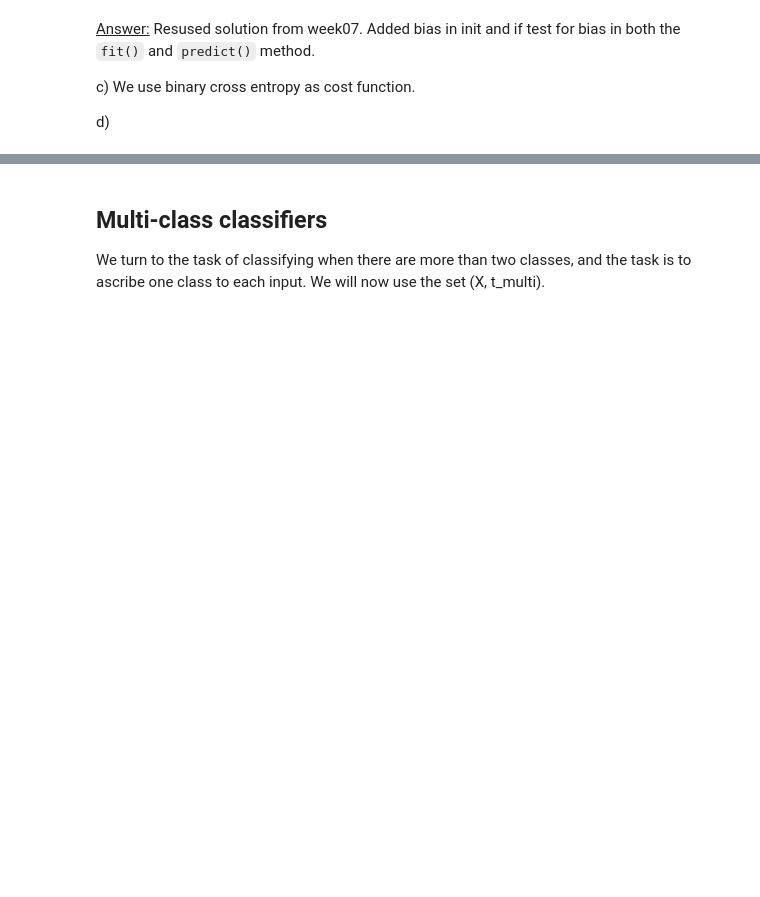
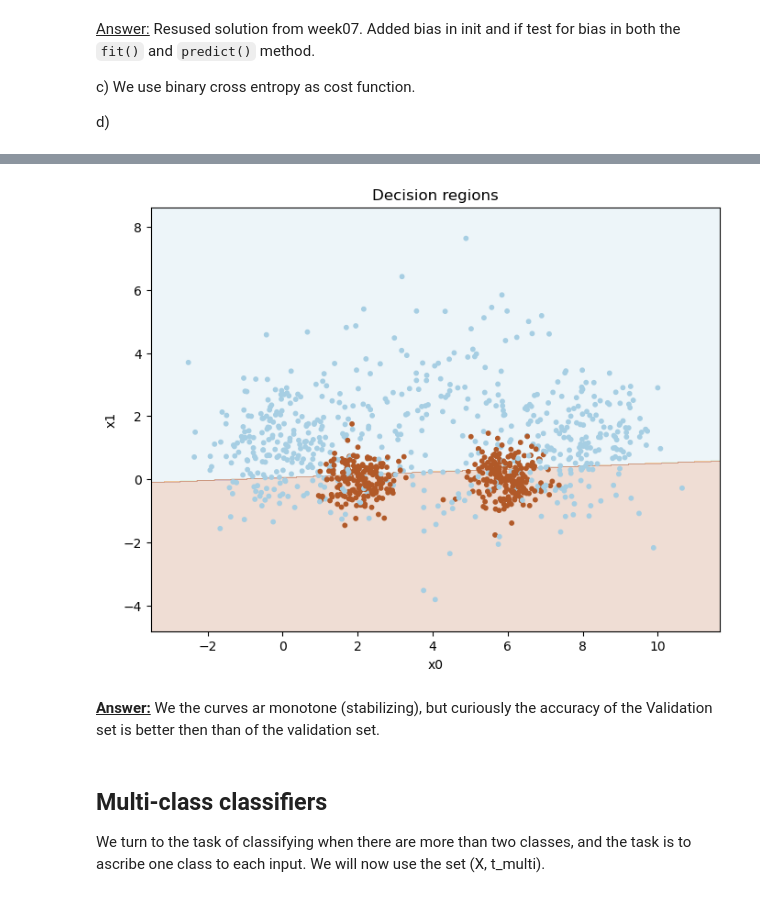
Before and after one commit to johnmagj/IN4050, a Jupyter notebook: Assignment_2/Assignment2_new.ipynb, the cells around one changed output, grey strips where cells are left out. Saved outputs shown, nothing was run; the diff lists cells and outputs as text; code cells hidden in the pictures; blank space fills up the shorter version.

```diff
--- a/Assignment_2/Assignment2_new.ipynb
+++ b/Assignment_2/Assignment2_new.ipynb
@@ -397,7 +397,7 @@ class NumpyLogReg(NumpyClassifier):
     def forward(self, X):
         return self.logistic(X @ self.weights)
 
-    def fit(self, X_train, t_train, X_val=None, t_val=None, eta = 0.1, epochs=10, tol=0.01, no_epochs_no_update=5):
+    def fit(self, X_train, t_train, X_val=None, t_val=None, eta = 0.01, epochs=10, tol=1e-4, no_epochs_no_update=5):
         """X_train is a Nxm matrix, N data points, m features
         t_train is a vector of length N,
         the targets values for the training data"""
@@ -405,14 +405,14 @@ class NumpyLogReg(NumpyClassifier):
         self.loss_train_epochs = np.zeros([epochs])
         self.accuracy_train_epochs = np.zeros([epochs])
 
-        if X_val and t_val:
+        if X_val is not None and t_val is not None:
             self.loss_val_epochs = np.zeros([epochs])
             self.accuracy_val_epochs = np.zeros([epochs])
 
         if self.bias:
             X_train = add_bias(X_train, self.bias_value)
 
-            if X_val:
+            if X_val is not None:
                 X_val = add_bias(X_val, self.bias_value)
 
         (N, m) = X_train.shape
@@ -420,10 +420,6 @@ class NumpyLogReg(NumpyClassifier):
         self.weights = np.zeros(m)
 
         for e in range(epochs):
-            # Check if mean of last no_epochs_no_update loss values are converging. Won't check if e is less then the number of the last loss values checked
-            if e > no_epochs_no_update:
-                if np.mean(self.loss_train_epochs[-no_epochs_no_update:-1]) < tol:
-                    break
 
             self.weights -= eta / N *  X_train.T @ (self.forward(X_train) - t_train)
 
@@ -434,14 +430,27 @@ class NumpyLogReg(NumpyClassifier):
 
             self.accuracy_train_epochs[e] = accuracy((pred_train_epoch > 0.5).astype("int"), t_train)
 
-            if X_val and t_val:
+            if X_val is not None and t_val is not None:
                 # Can't use predict() method since it would add bias again, so hardcode the same function
                 pred_val_epoch = self.forward(X_val)
                 self.loss_val_epochs[e] = self.loss(pred_val_epoch, t_val)
 
                 self.accuracy_val_epochs[e] = accuracy((pred_val_epoch > 0.5).astype("int"), t_val)
 
-        self.num_epochs_used = e
+            # Check if mean of the no_epochs_no_update last loss values recorded are converging.
+            if e > no_epochs_no_update:
+                print(np.mean(self.loss_train_epochs[e]))
+                if abs(np.mean(self.loss_train_epochs[e - no_epochs_no_update : e]) - self.loss_train_epochs[e])  < tol:
+                    # Slice off the remining zeros of the array
+                    self.loss_train_epochs = self.loss_train_epochs[:e+1]
+                    self.accuracy_train_epochs = self.accuracy_train_epochs[:e+1]
+
+                    if X_val is not None and t_val is not None:
+                        self.loss_val_epochs = self.loss_val_epochs[:e+1]
+                        self.accuracy_val_epochs = self.accuracy_val_epochs[:e+1]
+                    break
+
+        self.num_epochs_used = e + 1
 
     def predict(self, x, threshold=0.5):
         """X is a Kxm matrix for some K>=1
@@ -465,3 +519,9 @@ model = NumpyLinRegClass()
+# %%
+plot_decision_regions(X_train, t2_train, model)
+# %% [output]
+[figure, added]
+# %% [markdown]
+<u>**Answer:**</u> We the curves ar monotone (stabilizing), but curiously the accuracy of the Validation set is better then than of the validation set.
 # %% [markdown]
 ## Multi-class classifiers
 We turn to the task of classifying when there are more than two classes, and the task is to ascribe one class to each input. We will now use the set (X, t_multi).
```
Also changed, not shown: parts of 6 cells of this notebook.
